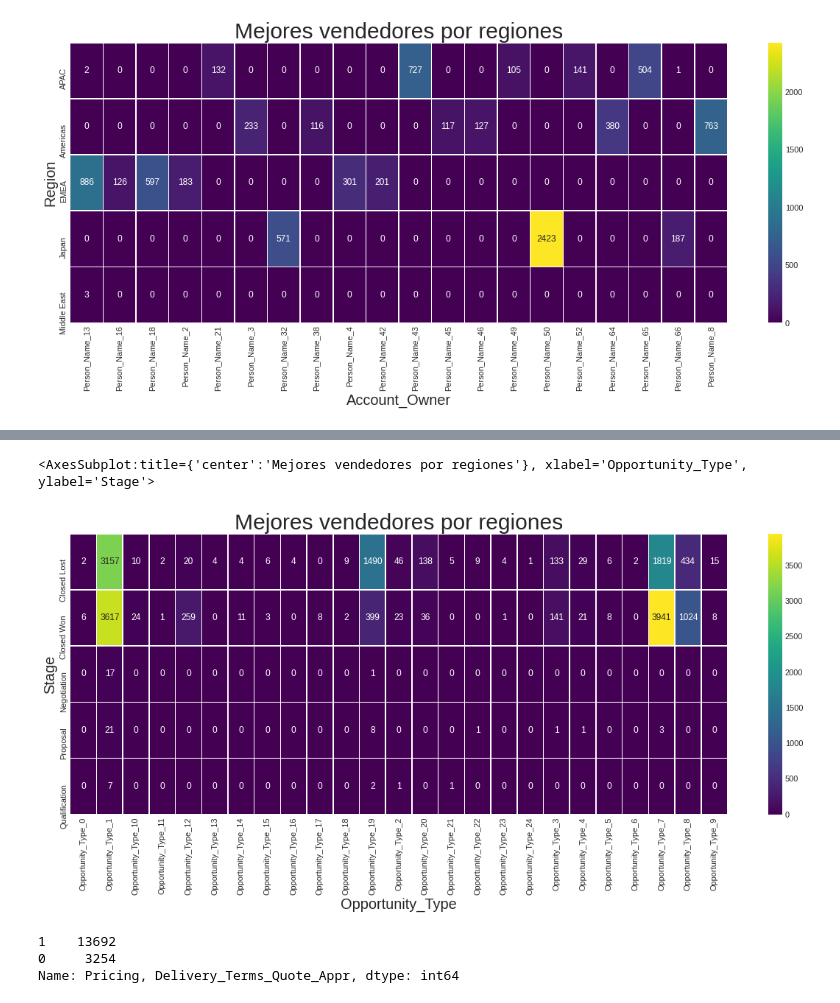
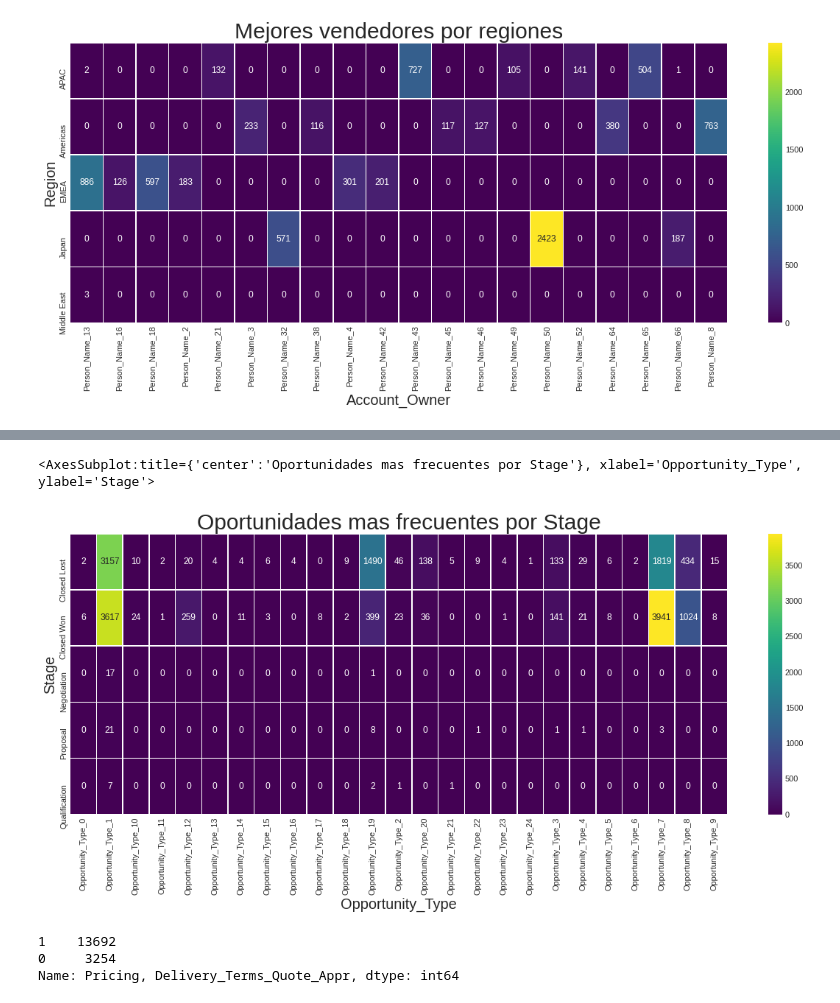
Before and after one commit to nazar9318/datos-TP1-Pandas-2c2020, a Jupyter notebook: notebooks/notebook_Lucas.ipynb, the cells around one changed output, grey strips where cells are left out. Cells and saved outputs as stored; diff of their text form; code cells hidden in the pictures.

```diff
--- a/notebooks/notebook_Lucas.ipynb
+++ b/notebooks/notebook_Lucas.ipynb
@@ -9,7 +10,9 @@ sns.set()
 # %%
 dataset = pd.read_csv("./entrenamieto.csv", parse_dates = ['Account_Created_Date', 'Opportunity_Created_Date',
                                                            'Planned_Delivery_Start_Date', 'Planned_Delivery_End_Date',
-                                                           'Quote_Expiry_Date', 'Actual_Delivery_Date', 'Last_Modified_Date','Last_Activity' ])
+                                                           'Quote_Expiry_Date', 'Last_Modified_Date','Last_Activity' ])
+# Limpio registros con muchos datos faltantes o inutiles
+dataset = dataset.drop(columns= ['Prod_Category_A','Product_Category_B','Actual_Delivery_Date','Last_Activity','Price','Currency','Brand','Size','Product_Type'])
 dataset.dtypes
 # %% [output]
 ID                                             int64
@@ -685,21 +682,16 @@ Opportunity_Type_24       1
 Name: Opportunity_Type, dtype: int64
 # %%
 tabla = dataset[['Stage','Opportunity_Type','count']].groupby(['Stage','Opportunity_Type']).agg({'count': 'count'}).reset_index()
-#tabla.columns =['Delivery_Period', 'APAC', 'Americas', 'EMEA', 'Japan', 'Middle East']
-#tabla = tabla.fillna(0)
-#tabla.columns =
-tabla
-
 tabla_pivot = tabla.pivot("Stage", "Opportunity_Type", "count")
 tabla_pivot = tabla_pivot.fillna(0)
 tabla_pivot = tabla_pivot.astype(int)
 # Draw a heatmap with the numeric values in each cell
 f, ax = mplt.subplots(figsize=(20, 7))
-mplt.title('Mejores vendedores por regiones',fontsize=30)
+mplt.title('Oportunidades mas frecuentes por Stage',fontsize=30)
 sns.heatmap(tabla_pivot, annot=True, fmt="d",cmap='viridis', linewidths=.5, ax=ax)
 # %% [output]
-<AxesSubplot:title={'center':'Mejores vendedores por regiones'}, xlabel='Opportunity_Type', ylabel='Stage'>
+<AxesSubplot:title={'center':'Oportunidades mas frecuentes por Stage'}, xlabel='Opportunity_Type', ylabel='Stage'>
-[figure, old version]
+[figure, new version]
 # %%
 dataset['Pricing, Delivery_Terms_Quote_Appr'].value_counts()
 # %% [output]
```
Also changed, not shown: parts of 47 cells of this notebook.
